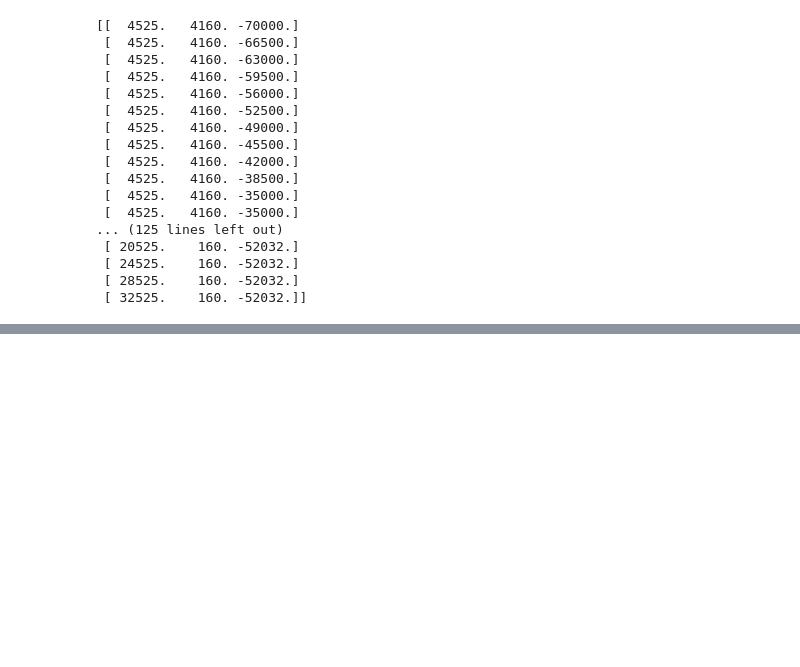
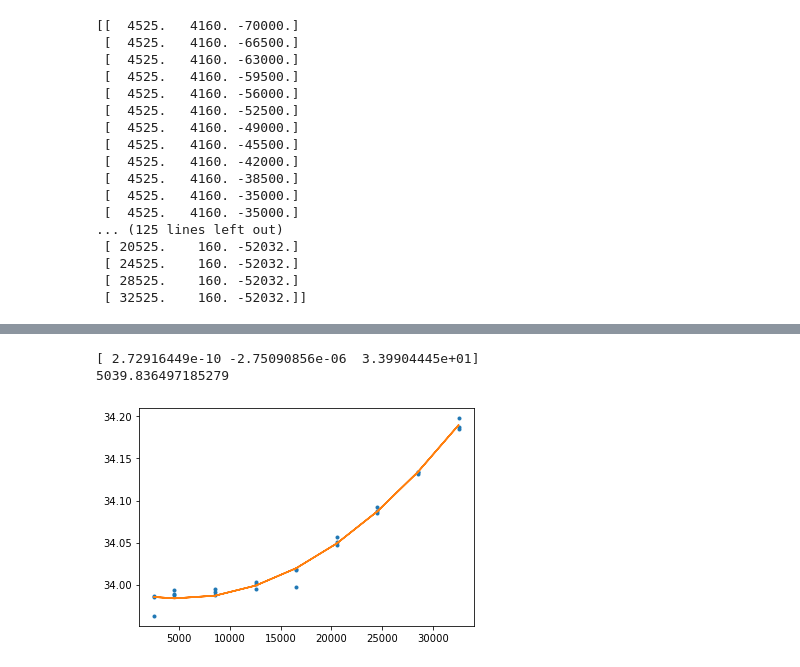
Before and after one commit to ucoskun/research_misc, a Jupyter notebook: BFieldMeasurements/analyze.ipynb, the cells around one changed output, grey strips where cells are left out. Cells and saved outputs as stored; diff of their text form; code cells hidden in the pictures; blank space fills up the shorter version.

```diff
--- a/BFieldMeasurements/analyze.ipynb
+++ b/BFieldMeasurements/analyze.ipynb
@@ -86,0 +102,9 @@ plt.plot(data_z_scan[:, idx_vertical], np.sqrt(data_z_scan[:, idx_bfx]**2 + data
+# %%
+xp_scan_x = data_xp_scan[:, idx_trolley]
+bmag_xp_scan = np.sqrt(data_xp_scan[:, idx_bfx]**2 + data_xp_scan[:, idx_bfy]**2 + data_xp_scan[:, idx_bfz]**2)
+
+fit_plot(xp_scan_x, bmag_xp_scan)
+# %% [output]
+[ 2.72916449e-10 -2.75090856e-06  3.39904445e+01]
+5039.836497185279
+[figure, added]
```
Also changed, not shown: parts of 8 cells of this notebook, 18 other files.
